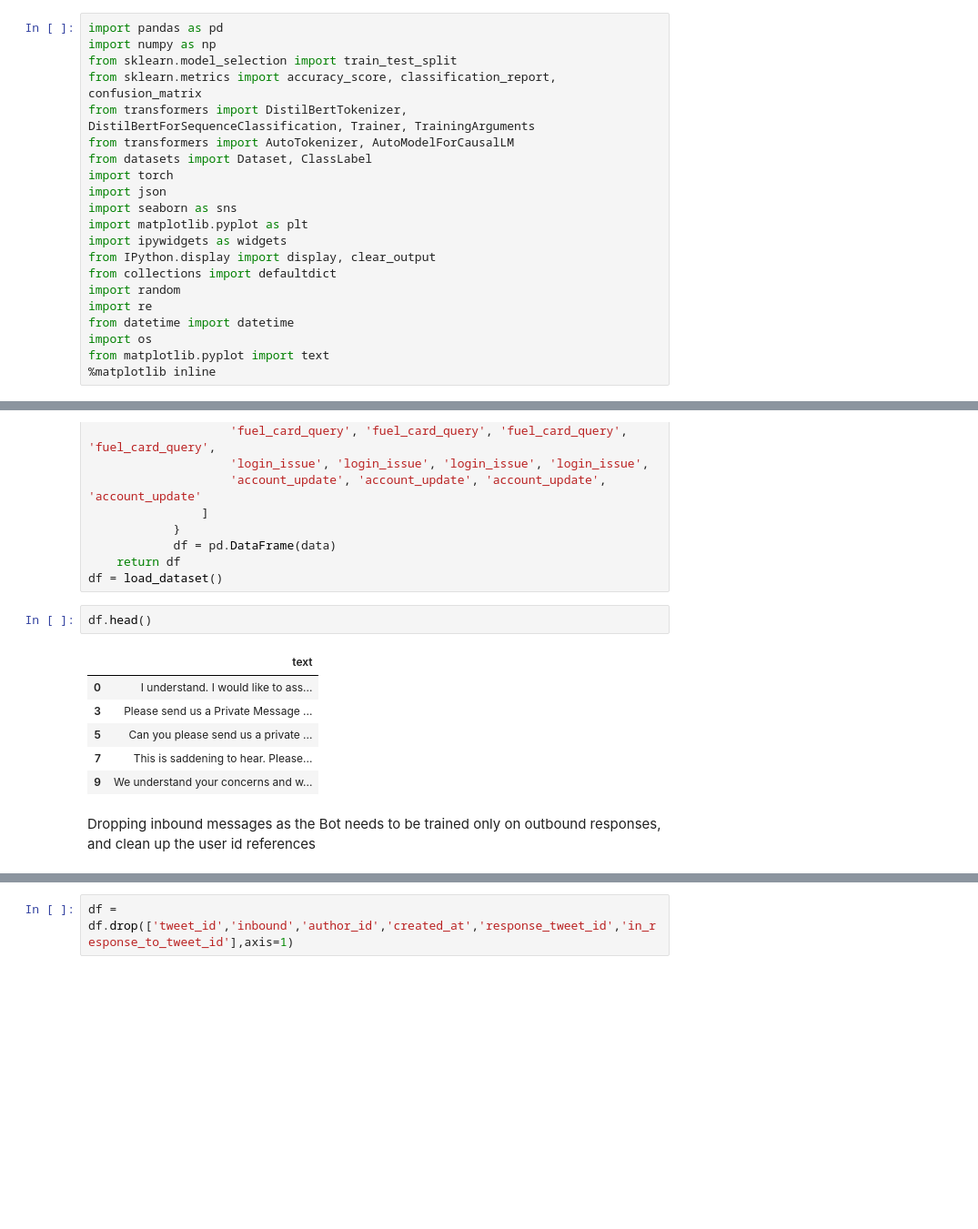
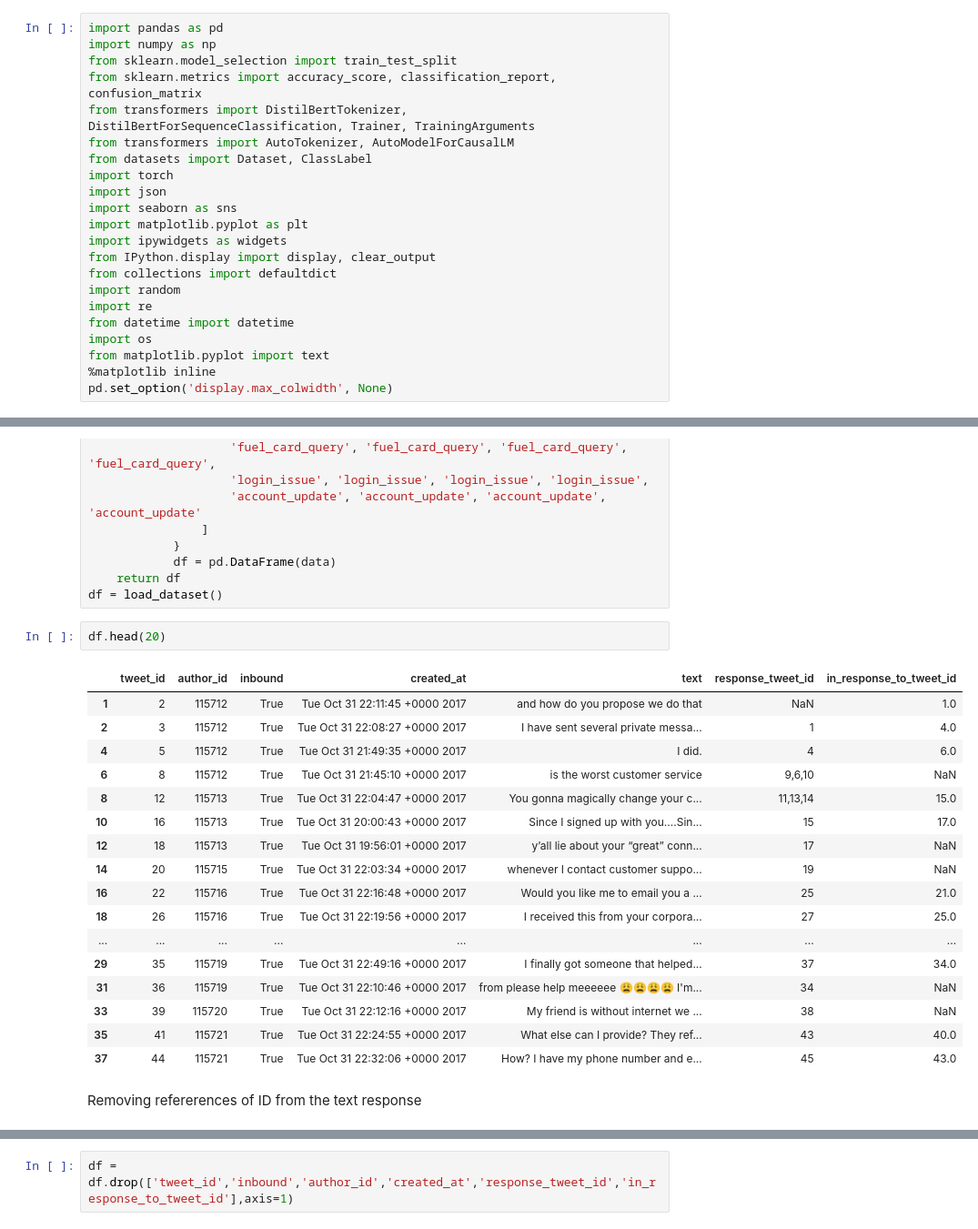
Before and after one commit to nisheethg2000/UCB_AIML, a Jupyter notebook: Practical Applications/Capstone project/evaluate_chatbot_data_dialoggpt_twitter_trained.ipynb, the cells around one changed output, grey strips where cells are left out. Shown: that part at 91% size. Cells and saved outputs as stored; diff of their text form; blank space fills up the shorter version.

Commit message:
cleaned up data and Improved dialogue management

```diff
--- a/Practical Applications/Capstone project/evaluate_chatbot_data_dialoggpt_twitter_trained.ipynb
+++ b/Practical Applications/Capstone project/evaluate_chatbot_data_dialoggpt_twitter_trained.ipynb
@@ -91,6 +111,7 @@ from datetime import datetime
 import os
 from matplotlib.pyplot import text
 %matplotlib inline
+pd.set_option('display.max_colwidth', None)
 # %% [markdown]
 ## Step 2: Inspect and Preprocess Dataset
 
@@ -145,13 +166,24 @@ def load_dataset(file_path='/content/sample_data/twcs.csv'):
     return df
 df = load_dataset()
 # %%
-df.head()
+df.head(20)
 # %% [output]
-|  | text |
-| 0 | I understand. I would like to ass... |
-| 3 | Please send us a Private Message ... |
-| 5 | Can you please send us a private ... |
-| 7 | This is saddening to hear. Please... |
-| 9 | We understand your concerns and w... |
+|  | tweet_id | author_id | inbound | created_at | text | response_tweet_id | in_response_to_tweet_id |
+| 1 | 2 | 115712 | True | Tue Oct 31 22:11:45 +0000 2017 | and how do you propose we do that | NaN | 1.0 |
+| 2 | 3 | 115712 | True | Tue Oct 31 22:08:27 +0000 2017 | I have sent several private messa... | 1 | 4.0 |
+| 4 | 5 | 115712 | True | Tue Oct 31 21:49:35 +0000 2017 | I did. | 4 | 6.0 |
+| 6 | 8 | 115712 | True | Tue Oct 31 21:45:10 +0000 2017 | is the worst customer service | 9,6,10 | NaN |
+| 8 | 12 | 115713 | True | Tue Oct 31 22:04:47 +0000 2017 | You gonna magically change your c... | 11,13,14 | 15.0 |
+| 10 | 16 | 115713 | True | Tue Oct 31 20:00:43 +0000 2017 | Since I signed up with you....Sin... | 15 | 17.0 |
+| 12 | 18 | 115713 | True | Tue Oct 31 19:56:01 +0000 2017 | y’all lie about your “great” conn... | 17 | NaN |
+| 14 | 20 | 115715 | True | Tue Oct 31 22:03:34 +0000 2017 | whenever I contact customer suppo... | 19 | NaN |
+| 16 | 22 | 115716 | True | Tue Oct 31 22:16:48 +0000 2017 | Would you like me to email you a ... | 25 | 21.0 |
+| 18 | 26 | 115716 | True | Tue Oct 31 22:19:56 +0000 2017 | I received this from your corpora... | 27 | 25.0 |
+| ... | ... | ... | ... | ... | ... | ... | ... |
+| 29 | 35 | 115719 | True | Tue Oct 31 22:49:16 +0000 2017 | I finally got someone that helped... | 37 | 34.0 |
+| 31 | 36 | 115719 | True | Tue Oct 31 22:10:46 +0000 2017 | from please help meeeeee 😩😩😩😩 I'm... | 34 | NaN |
+| 33 | 39 | 115720 | True | Tue Oct 31 22:12:16 +0000 2017 | My friend is without internet we ... | 38 | NaN |
+| 35 | 41 | 115721 | True | Tue Oct 31 22:24:55 +0000 2017 | What else can I provide? They ref... | 43 | 40.0 |
+| 37 | 44 | 115721 | True | Tue Oct 31 22:32:06 +0000 2017 | How? I have my phone number and e... | 45 | 43.0 |
-# %% [markdown]
-Dropping inbound messages as the Bot needs to be trained only on outbound responses, and clean up the user id references
+# %% [markdown]
+Removing refererences of ID from the text response
```
Also changed, not shown: parts of 21 cells of this notebook.
